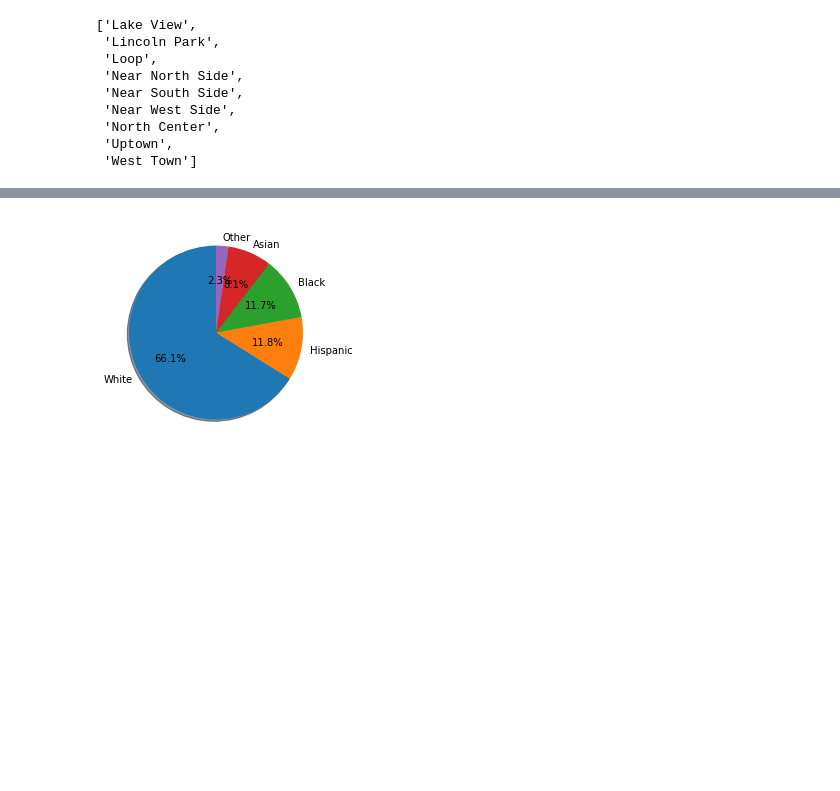
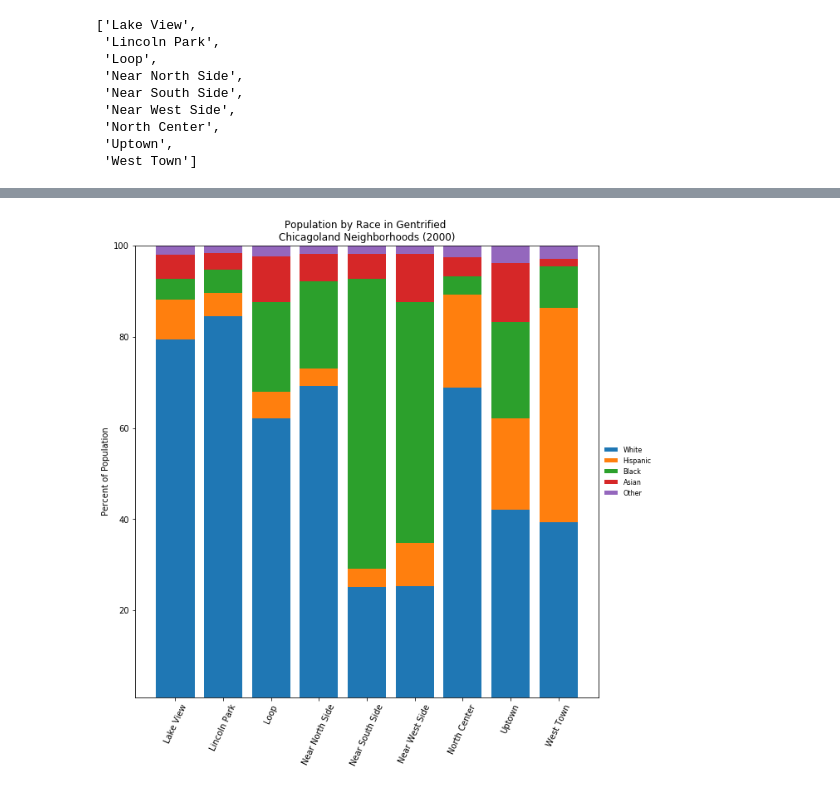
Before and after one commit to ajdeschenes/RuPaulsitory, a Jupyter notebook: Dev/Demographics/Demographics Data - Bars.ipynb, the cells around one changed output, grey strips where cells are left out. Drawn from its saved outputs; the diff is of its cells as text; code cells hidden in the pictures; blank space fills up the shorter version.

```diff
--- a/Dev/Demographics/Demographics Data - Bars.ipynb
+++ b/Dev/Demographics/Demographics Data - Bars.ipynb
@@ -129,12 +176,17 @@ gentrifiedDemos2000
 | 66 | Uptown | 63551 | 26784 | 12674 | 13415 | 8206 | 2472 |
 | 75 | West Town | 87435 | 34445 | 40966 | 7979 | 1510 | 2535 |
 # %%
-avgWhite = gentrifiedDemos2000["White"].sum()
-avgHisp = gentrifiedDemos2000["Hispanic"].sum()
-avgBlack = gentrifiedDemos2000["Black"].sum()
-avgAsian = gentrifiedDemos2000["Asian"].sum()
-avgOther = gentrifiedDemos2000["Other"].sum()
+avgWhite = gentrifiedDemos2000["White"]/gentrifiedDemos2000["Total Population"]*100
+avgHisp = gentrifiedDemos2000["Hispanic"]/gentrifiedDemos2000["Total Population"]*100
+avgBlack = gentrifiedDemos2000["Black"]/gentrifiedDemos2000["Total Population"]*100
+avgAsian = gentrifiedDemos2000["Asian"]/gentrifiedDemos2000["Total Population"]*100
+avgOther = gentrifiedDemos2000["Other"]/gentrifiedDemos2000["Total Population"]*100
 
-demoAvgs = [avgWhite, avgHisp, avgBlack, avgAsian, avgOther]
-demoAvgs
+gentrifiedDemos2000["avgWhite"] = avgWhite
+gentrifiedDemos2000["avgHisp"] = avgHisp
+gentrifiedDemos2000["avgBlack"] = avgBlack
+gentrifiedDemos2000["avgAsian"] = avgAsian
+gentrifiedDemos2000["avgOther"] = avgOther
+
+gentrifiedDemos2000
 # %% [output]
@@ -220,4 +308,20 @@ demoAvgs
-# %%
-plt.bar()
-# %% [output]
-[figure, removed]
+# %%
+# x axis will be the list of neighborhoods, defined above in the list variable gentrified
+plt.figure(figsize=(10,10))
+
+# 2000 Plots
+whitePlot2000 = plt.bar(gentrifiedDemos2000["Neighborhood"], gentrifiedDemos2000["avgWhite"])
+hispPlot2000 = plt.bar(gentrifiedDemos2000["Neighborhood"], gentrifiedDemos2000["avgHisp"], bottom = gentrifiedDemos2000["avgWhite"])
+blackPlot2000 = plt.bar(gentrifiedDemos2000["Neighborhood"], gentrifiedDemos2000["avgBlack"], bottom = gentrifiedDemos2000["avgWhite"] + gentrifiedDemos2000["avgHisp"])
+asianPlot2000 = plt.bar(gentrifiedDemos2000["Neighborhood"], gentrifiedDemos2000["avgAsian"], bottom = gentrifiedDemos2000["avgBlack"] + gentrifiedDemos2000["avgWhite"] + gentrifiedDemos2000["avgHisp"])
+otherPlot2000 = plt.bar(gentrifiedDemos2000["Neighborhood"], gentrifiedDemos2000["avgOther"], bottom = gentrifiedDemos2000["avgAsian"] + gentrifiedDemos2000["avgBlack"] + gentrifiedDemos2000["avgWhite"] + gentrifiedDemos2000["avgHisp"])
+
+plt.title("Population by Race in Gentrified \nChicagoland Neighborhoods (2000)")
+plt.xticks(rotation=65)
+plt.ylabel("Percent of Population")
+plt.ylim(1, 100)
+plt.legend((whitePlot2000[0], hispPlot2000[0], blackPlot2000[0], asianPlot2000[0], otherPlot2000[0]), (labels), fontsize=8, ncol=1, framealpha=0, fancybox=True, loc='center left', bbox_to_anchor=(1, 0.5))
+
+plt.savefig("../../Output/GentrifiedPopulation2000.png")
+# %% [output]
+[figure, added]
```
Also changed, not shown: parts of 23 cells of this notebook, 4 other files.
